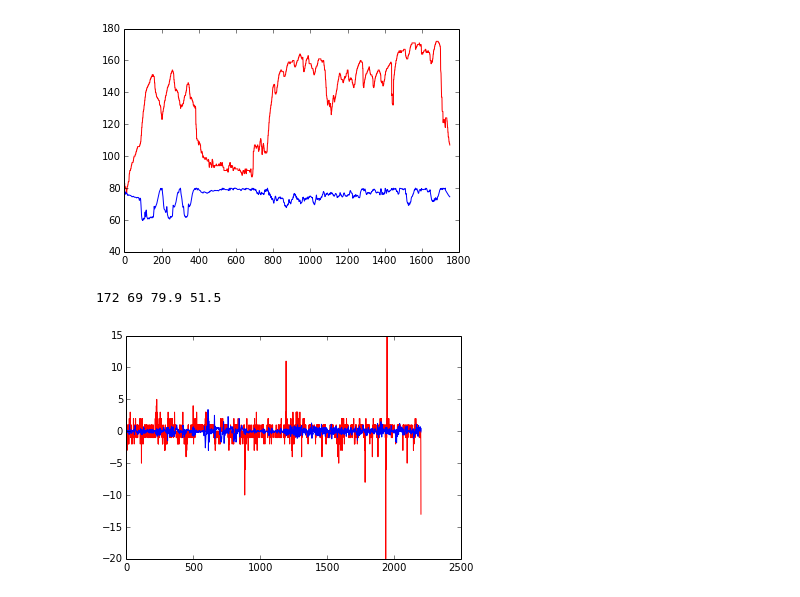
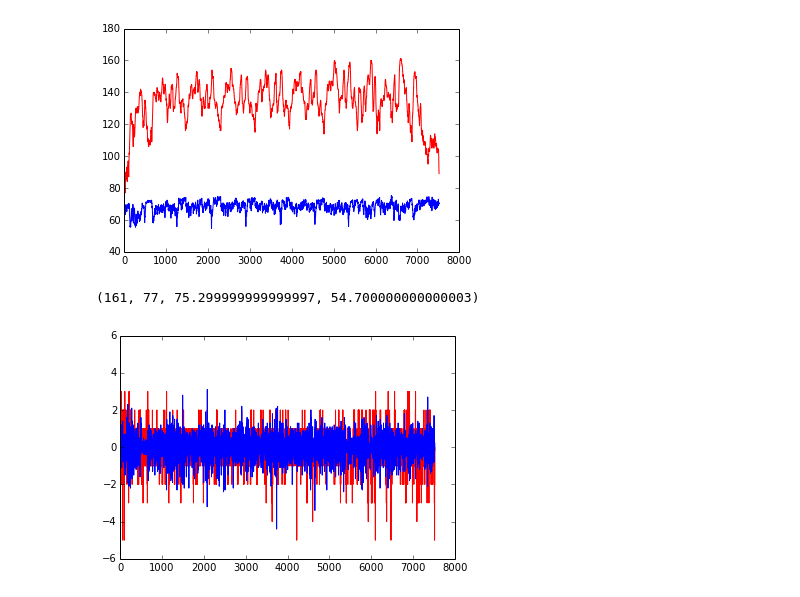
Before and after one commit to toddjm/projects, a Jupyter notebook: cycling/Smo2_HR.ipynb, the cells around one changed output. Drawn from its saved outputs; the diff is of its cells as text; code cells hidden in the pictures.

```diff
--- a/cycling/Smo2_HR.ipynb
+++ b/cycling/Smo2_HR.ipynb
@@ -6,5 +7,5 @@ import matplotlib.pyplot as plt
 # %%
-activity = pd.read_csv('tabata_20151210.csv', skiprows=5)  # Read in activity file.
+activity = pd.read_csv('cycling_20151209.csv', skiprows=5)  # Read in activity file.
 # %%
 activity['ts'] = activity['1']  # Rename column for timestamp.
 activity['hr'] = activity['1.1']  # Rename column for heart rate.
@@ -12,13 +13,13 @@ activity['smo2'] = activity['1.2']  # Rename column for smo2.
 # %%
 activity = activity[['ts', 'hr', 'smo2']].dropna(how='any')  # Drop NaN values.
 # %%
-plt.plot(activity['hr'][500:2250], 'r-', activity['smo2'][500:2250], 'b-'); plt.show()  # Have a look at the data.
+plt.plot(activity['hr'], 'r-', activity['smo2'], 'b-'); plt.show()  # Have a look at the data.
 # %% [output]
-[figure, old version]
+[figure, new version]
 # %%
 print(activity.hr.max(), activity.hr.min(), activity.smo2.max(), activity.smo2.min())
 # %% [output]
-172 69 79.9 51.5
+(161, 77, 75.299999999999997, 54.700000000000003)
 # %%
 activity = activity[activity.hr > 60]  # Filter for heart rate greater than 50 bpm.
 activity = activity[(activity.smo2 > 50) & (activity.smo2 < 80)]  # Filter for smo2 > 50% and smo2 < 90%.
@@ -26,6 +27,6 @@ activity = activity[(activity.smo2 > 50) & (activity.smo2 < 80)]  # Filter for s
 smo2_delta = (activity.smo2 - activity.smo2.shift(periods=1)).dropna(how='any')
 hr_delta = (activity.hr - activity.hr.shift(periods=1)).dropna(how='any')
 # %%
-plt.plot(hr_delta[:2200], 'r-', smo2_delta[:2200], 'b-'); plt.show()
+plt.plot(hr_delta, 'r-', smo2_delta, 'b-'); plt.show()
 # %% [output]
-[figure, old version]
+[figure, new version]
```
Also changed, not shown: parts of 3 cells of this notebook, 1 other file.
